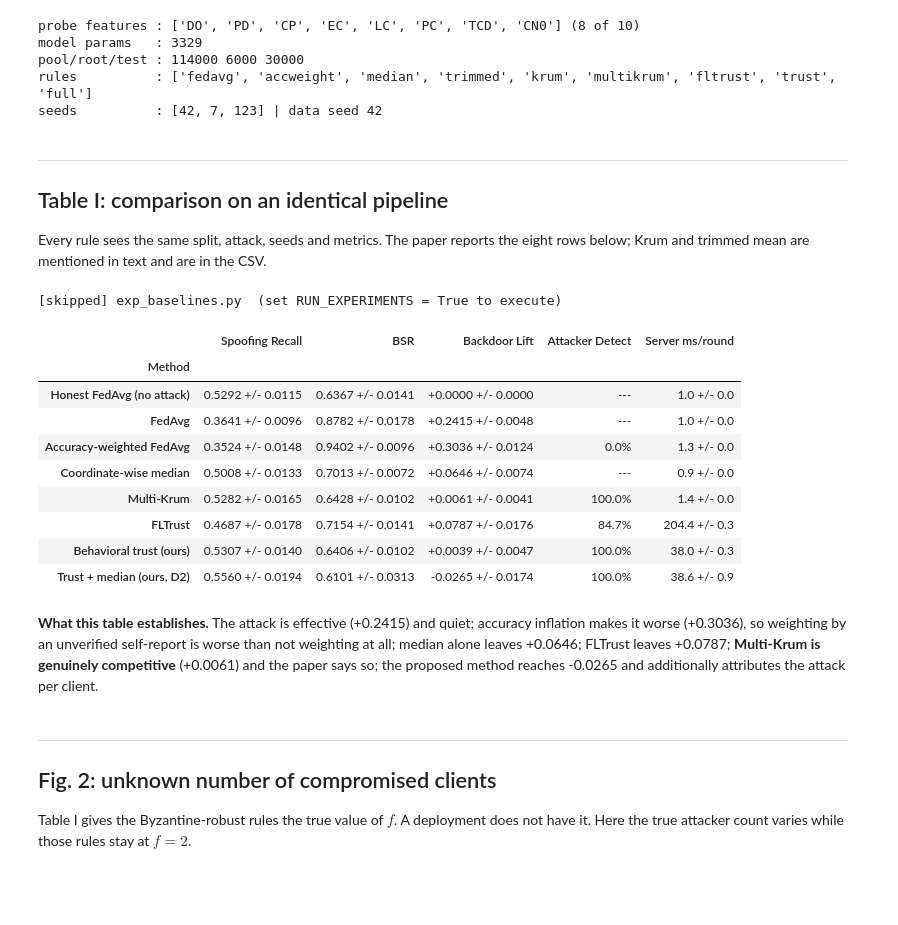
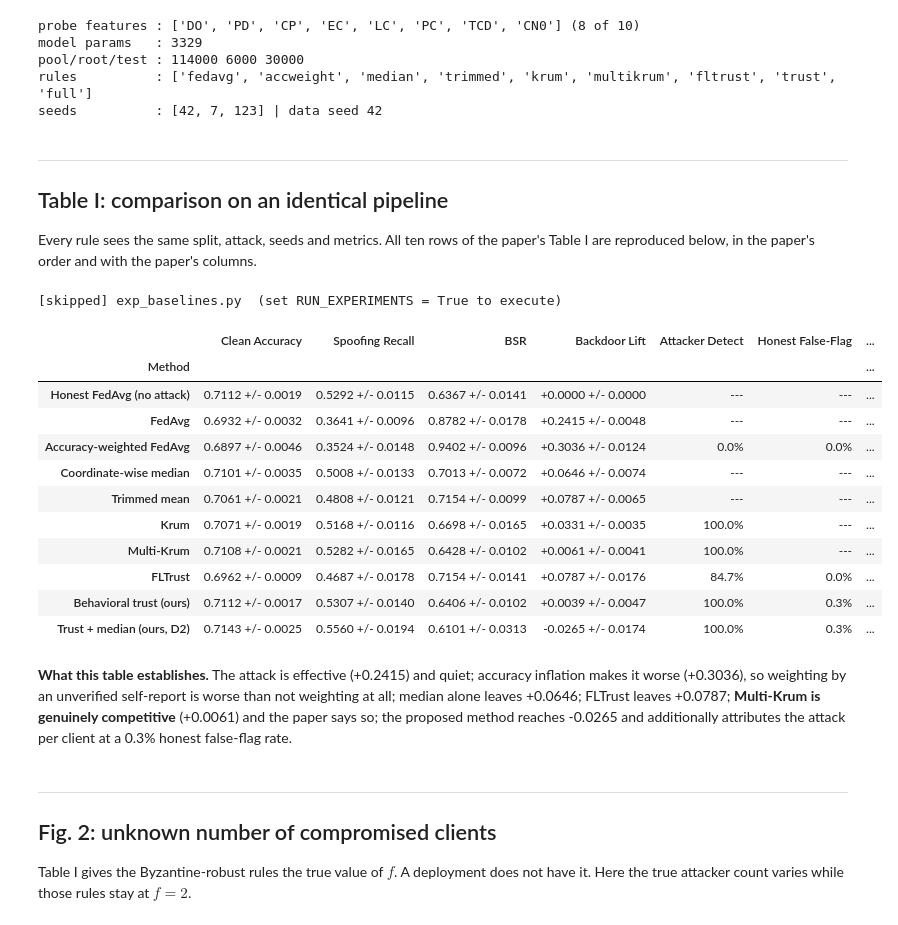
Before and after one commit to wjed/uav-security, a Jupyter notebook: weeks/week14-conference-paper/14_conference_results.ipynb, the cells around one changed output. Drawn from its saved outputs; the diff is of its cells as text; code cells hidden in the pictures; blank space fills up the shorter version.

```diff
--- a/weeks/week14-conference-paper/14_conference_results.ipynb
+++ b/weeks/week14-conference-paper/14_conference_results.ipynb
@@ -64,8 +64,9 @@ seeds          : [42, 7, 123] | data seed 42
 ---
 ## Table I: comparison on an identical pipeline
 
-Every rule sees the same split, attack, seeds and metrics. The paper reports the
-eight rows below; Krum and trimmed mean are mentioned in text and are in the CSV.
+Every rule sees the same split, attack, seeds and metrics. All ten rows of the
+paper's Table I are reproduced below, in the paper's order and with the paper's
+columns.
 # %%
 run('exp_baselines.py')
 # %% [output]
@@ -73,30 +74,32 @@ run('exp_baselines.py')
 # %%
 b = pd.read_csv(RES / 'baseline_comparison.csv')
 rows = ['Honest FedAvg (no attack)', 'FedAvg', 'Accuracy-weighted FedAvg',
-        'Coordinate-wise median', 'Multi-Krum', 'FLTrust',
+        'Coordinate-wise median', 'Trimmed mean', 'Krum', 'Multi-Krum', 'FLTrust',
         'Behavioral trust (ours)', 'Trust + median (ours, D2)']
 t1 = b[b['Method'].isin(rows)].set_index('Method').loc[rows]
-display(t1[['Spoofing Recall', 'BSR', 'Backdoor Lift',
-            'Attacker Detect', 'Server ms/round']])
+display(t1[['Clean Accuracy', 'Spoofing Recall', 'BSR', 'Backdoor Lift',
+            'Attacker Detect', 'Honest False-Flag', 'Server ms/round']])
 display(Markdown(
   '**What this table establishes.** The attack is effective (+0.2415) and quiet; '
   'accuracy inflation makes it worse (+0.3036), so weighting by an unverified '
   'self-report is worse than not weighting at all; median alone leaves +0.0646; '
   'FLTrust leaves +0.0787; **Multi-Krum is genuinely competitive** (+0.0061) and '
   'the paper says so; the proposed method reaches -0.0265 and additionally '
-  'attributes the attack per client.'))
+  'attributes the attack per client at a 0.3% honest false-flag rate.'))
 # %% [output]
-|  | Spoofing Recall | BSR | Backdoor Lift | Attacker Detect | Server ms/round |
-| Method |  |  |  |  |  |
-| Honest FedAvg (no attack) | 0.5292 +/- 0.0115 | 0.6367 +/- 0.0141 | +0.0000 +/- 0.0000 | --- | 1.0 +/- 0.0 |
-| FedAvg | 0.3641 +/- 0.0096 | 0.8782 +/- 0.0178 | +0.2415 +/- 0.0048 | --- | 1.0 +/- 0.0 |
-| Accuracy-weighted FedAvg | 0.3524 +/- 0.0148 | 0.9402 +/- 0.0096 | +0.3036 +/- 0.0124 | 0.0% | 1.3 +/- 0.0 |
-| Coordinate-wise median | 0.5008 +/- 0.0133 | 0.7013 +/- 0.0072 | +0.0646 +/- 0.0074 | --- | 0.9 +/- 0.0 |
-| Multi-Krum | 0.5282 +/- 0.0165 | 0.6428 +/- 0.0102 | +0.0061 +/- 0.0041 | 100.0% | 1.4 +/- 0.0 |
-| FLTrust | 0.4687 +/- 0.0178 | 0.7154 +/- 0.0141 | +0.0787 +/- 0.0176 | 84.7% | 204.4 +/- 0.3 |
-| Behavioral trust (ours) | 0.5307 +/- 0.0140 | 0.6406 +/- 0.0102 | +0.0039 +/- 0.0047 | 100.0% | 38.0 +/- 0.3 |
-| Trust + median (ours, D2) | 0.5560 +/- 0.0194 | 0.6101 +/- 0.0313 | -0.0265 +/- 0.0174 | 100.0% | 38.6 +/- 0.9 |
+|  | Clean Accuracy | Spoofing Recall | BSR | Backdoor Lift | Attacker Detect | Honest False-Flag | ... |
+| Method |  |  |  |  |  |  | ... |
+| Honest FedAvg (no attack) | 0.7112 +/- 0.0019 | 0.5292 +/- 0.0115 | 0.6367 +/- 0.0141 | +0.0000 +/- 0.0000 | --- | --- | ... |
+| FedAvg | 0.6932 +/- 0.0032 | 0.3641 +/- 0.0096 | 0.8782 +/- 0.0178 | +0.2415 +/- 0.0048 | --- | --- | ... |
+| Accuracy-weighted FedAvg | 0.6897 +/- 0.0046 | 0.3524 +/- 0.0148 | 0.9402 +/- 0.0096 | +0.3036 +/- 0.0124 | 0.0% | 0.0% | ... |
+| Coordinate-wise median | 0.7101 +/- 0.0035 | 0.5008 +/- 0.0133 | 0.7013 +/- 0.0072 | +0.0646 +/- 0.0074 | --- | --- | ... |
+| Trimmed mean | 0.7061 +/- 0.0021 | 0.4808 +/- 0.0121 | 0.7154 +/- 0.0099 | +0.0787 +/- 0.0065 | --- | --- | ... |
+| Krum | 0.7071 +/- 0.0019 | 0.5168 +/- 0.0116 | 0.6698 +/- 0.0165 | +0.0331 +/- 0.0035 | 100.0% | --- | ... |
+| Multi-Krum | 0.7108 +/- 0.0021 | 0.5282 +/- 0.0165 | 0.6428 +/- 0.0102 | +0.0061 +/- 0.0041 | 100.0% | --- | ... |
+| FLTrust | 0.6962 +/- 0.0009 | 0.4687 +/- 0.0178 | 0.7154 +/- 0.0141 | +0.0787 +/- 0.0176 | 84.7% | 0.0% | ... |
+| Behavioral trust (ours) | 0.7112 +/- 0.0017 | 0.5307 +/- 0.0140 | 0.6406 +/- 0.0102 | +0.0039 +/- 0.0047 | 100.0% | 0.3% | ... |
+| Trust + median (ours, D2) | 0.7143 +/- 0.0025 | 0.5560 +/- 0.0194 | 0.6101 +/- 0.0313 | -0.0265 +/- 0.0174 | 100.0% | 0.3% | ... |
-**What this table establishes.** The attack is effective (+0.2415) and quiet; accuracy inflation makes it worse (+0.3036), so weighting by an unverified self-report is worse than not weighting at all; median alone leaves +0.0646; FLTrust leaves +0.0787; **Multi-Krum is genuinely competitive** (+0.0061) and the paper says so; the proposed method reaches -0.0265 and additionally attributes the attack per client.
+**What this table establishes.** The attack is effective (+0.2415) and quiet; accuracy inflation makes it worse (+0.3036), so weighting by an unverified self-report is worse than not weighting at all; median alone leaves +0.0646; FLTrust leaves +0.0787; **Multi-Krum is genuinely competitive** (+0.0061) and the paper says so; the proposed method reaches -0.0265 and additionally attributes the attack per client at a 0.3% honest false-flag rate.
 # %% [markdown]
 ---
 ## Fig. 2: unknown number of compromised clients
```
Also changed, not shown: parts of 9 cells of this notebook, 12 other files.
